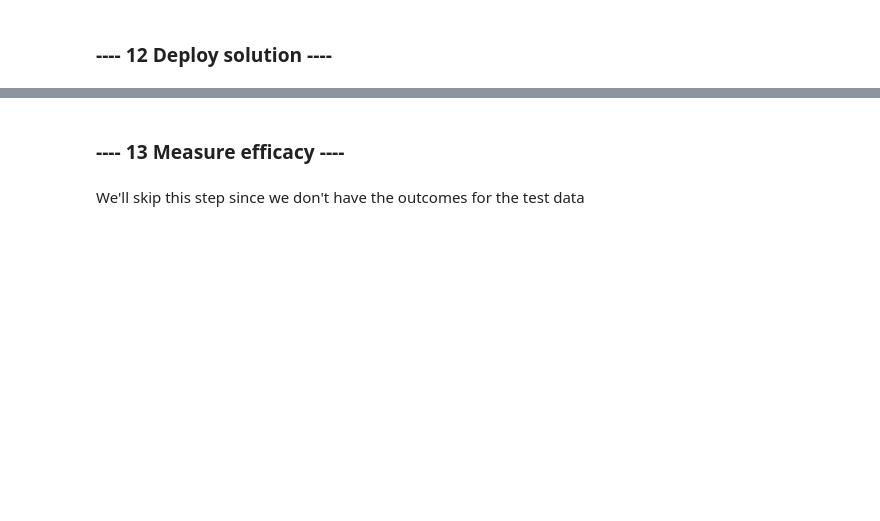
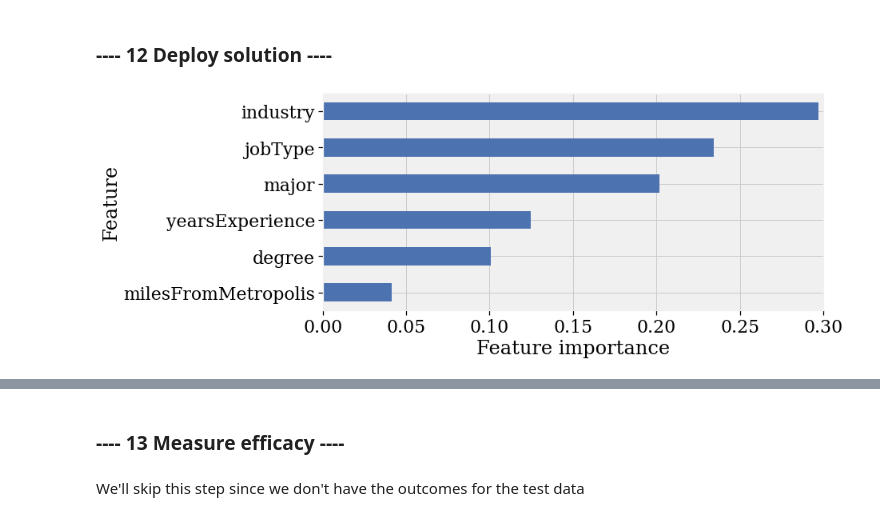
Before and after one commit to Ashur59/salarypredictionportfolio, a Jupyter notebook: salary-prediction-notebook-local.ipynb, the cells around one changed output, grey strips where cells are left out. Saved outputs shown, nothing was run; the diff lists cells and outputs as text; code cells hidden in the pictures; blank space fills up the shorter version.

Commit message:
Adding my notebook to salary repo

```diff
--- a/salary-prediction-notebook-local.ipynb
+++ b/salary-prediction-notebook-local.ipynb
@@ -1399,6 +1385,14 @@ train_original['yearsExperience'].loc[train_original['yearsExperience'].between(
 train_original['yearsExperience'].loc[train_original['yearsExperience'].between(5, 9, inclusive=True)] = 3
 train_original['yearsExperience'].loc[train_original['yearsExperience'].between(10,24, inclusive=True)] = 4
 train_original.head()
+
+# Training Data
+test_original = test_data_Engineered.copy()
+test_original['yearsExperience'].loc[test_original['yearsExperience'].between(0, 2, inclusive=True)] = 1
+test_original['yearsExperience'].loc[test_original['yearsExperience'].between(3, 4, inclusive=True)] = 2
+test_original['yearsExperience'].loc[test_original['yearsExperience'].between(5, 9, inclusive=True)] = 3
+test_original['yearsExperience'].loc[test_original['yearsExperience'].between(10,24, inclusive=True)] = 4
+test_original.head()
 # %% [output]
 |  | jobType | degree | yearsExperience | milesFromMetropolis | industry_WEB | major_BIOLOGY | major_BUSINESS | ... |
 | 0 | 6 | 4 | 4 | 83 | 0.0 | 0.0 | 0.0 | ... |
@@ -1607,0 +1560,6 @@ Senior: 314.3 (1.4)
+# %%
+test_original['salary'] = 0
+test_original = test_original[train_original.columns]
+
+train_original.tail()
+test_original.tail()
@@ -1613,0 +1646,37 @@ Senior: 314.3 (1.4)
+# %%
+# additionally, you want to save a visualization and summary of your prediction and feature importances
+# these visualizations and summaries will be extremely useful to business stakeholders
+
+font = {'family' : 'serif', 'weight' : 'normal', 'size'   : 1}
+mpl.rc('font', **font) #set the font style created
+
+# Create function to combine feature importances
+categorical_variables = ["major", "industry"]
+def graph_feature_importances(model, feature_names, autoscale=True, headroom=0.1, width=10, summarized_columns=None):
+    feature_dict=dict(zip(feature_names, model.feature_importances_))
+
+    if summarized_columns:
+        for col_name in summarized_columns:
+            sum_value = sum(x for i, x in feature_dict.items() if col_name in i )
+            keys_to_remove = [i for i in feature_dict.keys() if col_name in i ]
+            for i in keys_to_remove:
+                feature_dict.pop(i)
+            feature_dict[col_name] = sum_value
+    results = pd.Series(feature_dict, index=feature_dict.keys())
+    results.sort_values(inplace=True)
+    #print(results)
+    ax3 = results.plot(kind='barh', figsize=(10, 5),
+                       xlim=(0, .30),
+                       ylim=[-1, n_features],
+                       label=model.__class__.__name__)
+    ax3.set_xlabel("Feature importance")
+    ax3.set_ylabel("Feature")
+    ax3.get_figure().savefig("Feature_Importances.pdf", dpi=None, facecolor='w', edgecolor='w',
+            orientation='portrait', papertype=None, format=None,
+            transparent=False, bbox_inches='tight', pad_inches=0,
+            frameon=None, metadata=None)
+
+# Create combined feature importances
+graph_feature_importances(model, train_original.columns, summarized_columns=categorical_variables)
+# %% [output]
+[figure, added]
```
Also changed, not shown: parts of 30 cells of this notebook, 1 other file.
